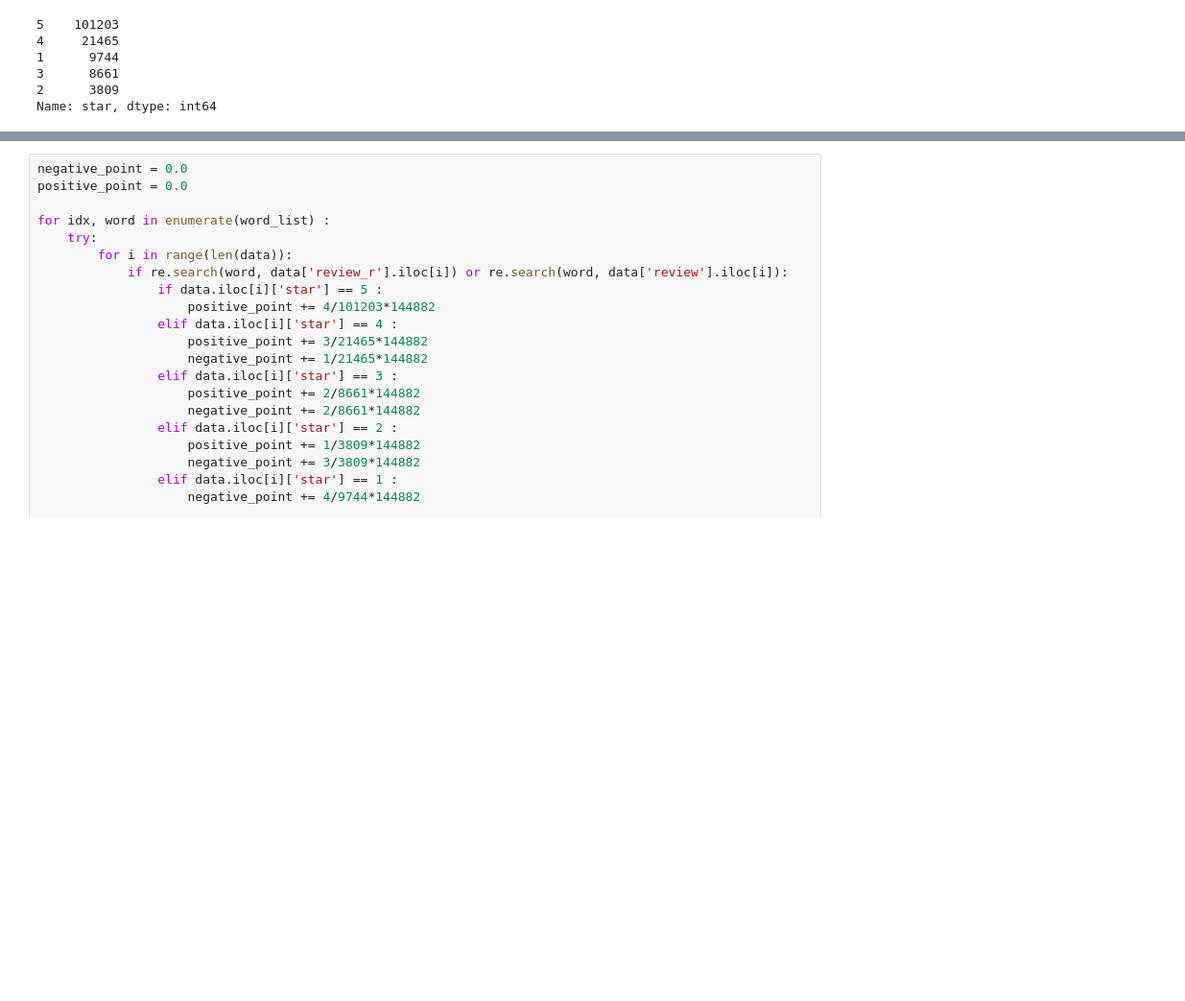
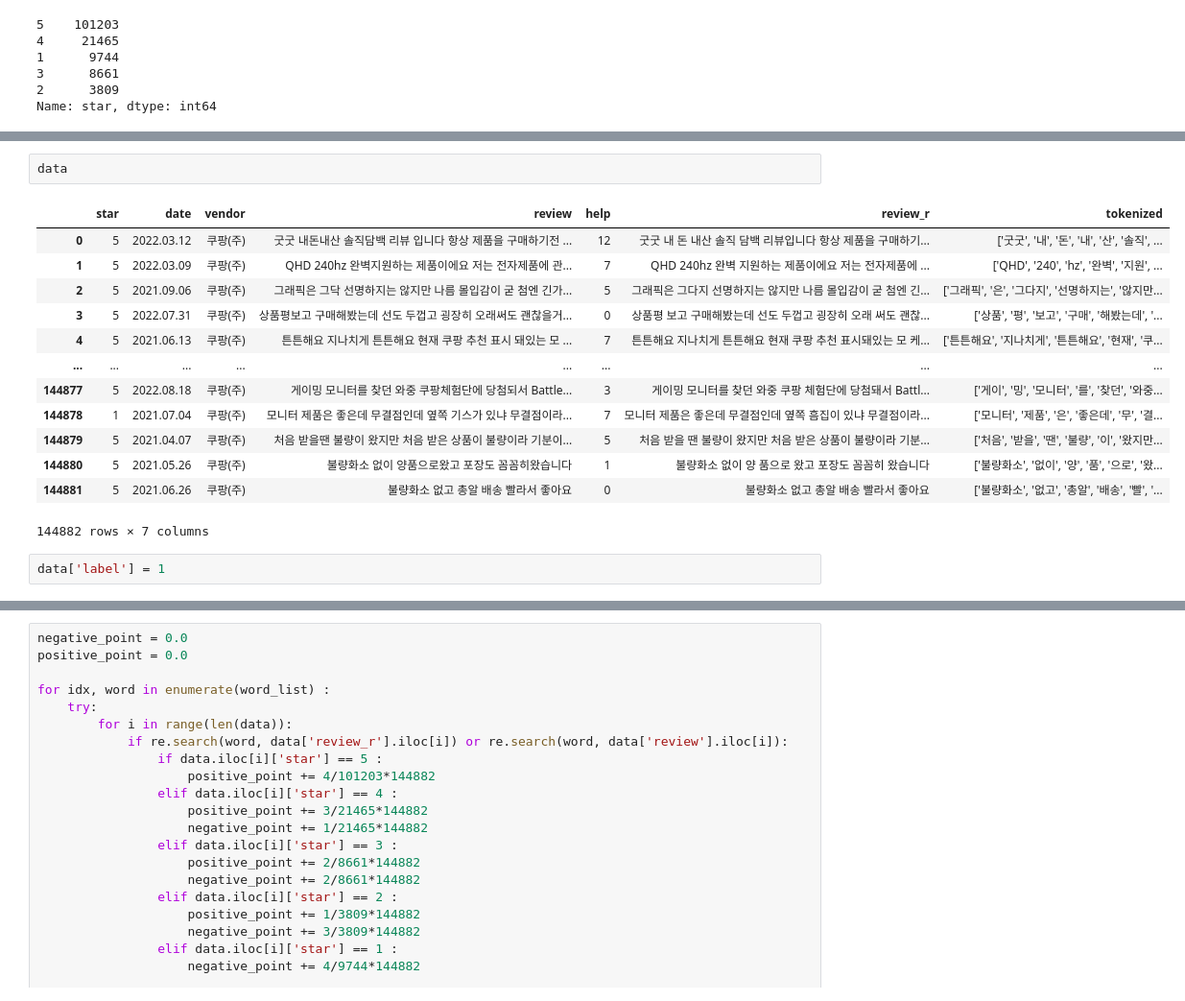
Before and after one commit to cgoeun/coupang_review, a Jupyter notebook: test2.ipynb, the cells around one changed output, grey strips where cells are left out. Shown: that part at 96% size. Drawn from its saved outputs; the diff is of its cells as text; blank space fills up the shorter version.

```diff
--- a/test2.ipynb
+++ b/test2.ipynb
@@ -50,0 +77,18 @@ Name: star, dtype: int64
+# %%
+data
+# %% [output]
+|  | star | date | vendor | review | help | review_r | tokenized |
+| 0 | 5 | 2022.03.12 | 쿠팡(주) | 굿굿 내돈내산 솔직담백 리뷰 입니다 항상 제품을 구매하기전 ... | 12 | 굿굿 내 돈 내산 솔직 담백 리뷰입니다 항상 제품을 구매하기... | ['굿굿', '내', '돈', '내', '산', '솔직', ... |
+| 1 | 5 | 2022.03.09 | 쿠팡(주) | QHD 240hz 완벽지원하는 제품이에요 저는 전자제품에 관... | 7 | QHD 240hz 완벽 지원하는 제품이에요 저는 전자제품에 ... | ['QHD', '240', 'hz', '완벽', '지원', ... |
+| 2 | 5 | 2021.09.06 | 쿠팡(주) | 그래픽은 그닥 선명하지는 않지만 나름 몰입감이 굳 첨엔 긴가... | 5 | 그래픽은 그다지 선명하지는 않지만 나름 몰입감이 굳 첨엔 긴... | ['그래픽', '은', '그다지', '선명하지는', '않지만... |
+| 3 | 5 | 2022.07.31 | 쿠팡(주) | 상품평보고 구매해봤는데 선도 두껍고 굉장히 오래써도 괜찮을거... | 0 | 상품평 보고 구매해봤는데 선도 두껍고 굉장히 오래 써도 괜찮... | ['상품', '평', '보고', '구매', '해봤는데', '... |
+| 4 | 5 | 2021.06.13 | 쿠팡(주) | 튼튼해요 지나치게 튼튼해요 현재 쿠팡 추천 표시 돼있는 모 ... | 7 | 튼튼해요 지나치게 튼튼해요 현재 쿠팡 추천 표시돼있는 모 케... | ['튼튼해요', '지나치게', '튼튼해요', '현재', '쿠... |
+| ... | ... | ... | ... | ... | ... | ... | ... |
+| 144877 | 5 | 2022.08.18 | 쿠팡(주) | 게이밍 모니터를 찾던 와중 쿠팡체험단에 당첨되서 Battle... | 3 | 게이밍 모니터를 찾던 와중 쿠팡 체험단에 당첨돼서 Battl... | ['게이', '밍', '모니터', '를', '찾던', '와중... |
+| 144878 | 1 | 2021.07.04 | 쿠팡(주) | 모니터 제품은 좋은데 무결점인데 옆쪽 기스가 있냐 무결점이라... | 7 | 모니터 제품은 좋은데 무결점인데 옆쪽 흠집이 있냐 무결점이라... | ['모니터', '제품', '은', '좋은데', '무', '결... |
+| 144879 | 5 | 2021.04.07 | 쿠팡(주) | 처음 받을땐 불량이 왔지만 처음 받은 상품이 불량이라 기분이... | 5 | 처음 받을 땐 불량이 왔지만 처음 받은 상품이 불량이라 기분... | ['처음', '받을', '땐', '불량', '이', '왔지만... |
+| 144880 | 5 | 2021.05.26 | 쿠팡(주) | 불량화소 없이 양품으로왔고 포장도 꼼꼼히왔습니다 | 1 | 불량화소 없이 양 품으로 왔고 포장도 꼼꼼히 왔습니다 | ['불량화소', '없이', '양', '품', '으로', '왔... |
+| 144881 | 5 | 2021.06.26 | 쿠팡(주) | 불량화소 없고 총알 배송 빨라서 좋아요 | 0 | 불량화소 없고 총알 배송 빨라서 좋아요 | ['불량화소', '없고', '총알', '배송', '빨', '... |
+144882 rows × 7 columns
+# %%
+data['label'] = 1
```
Also changed, not shown: parts of 14 cells of this notebook, 1 other file.
